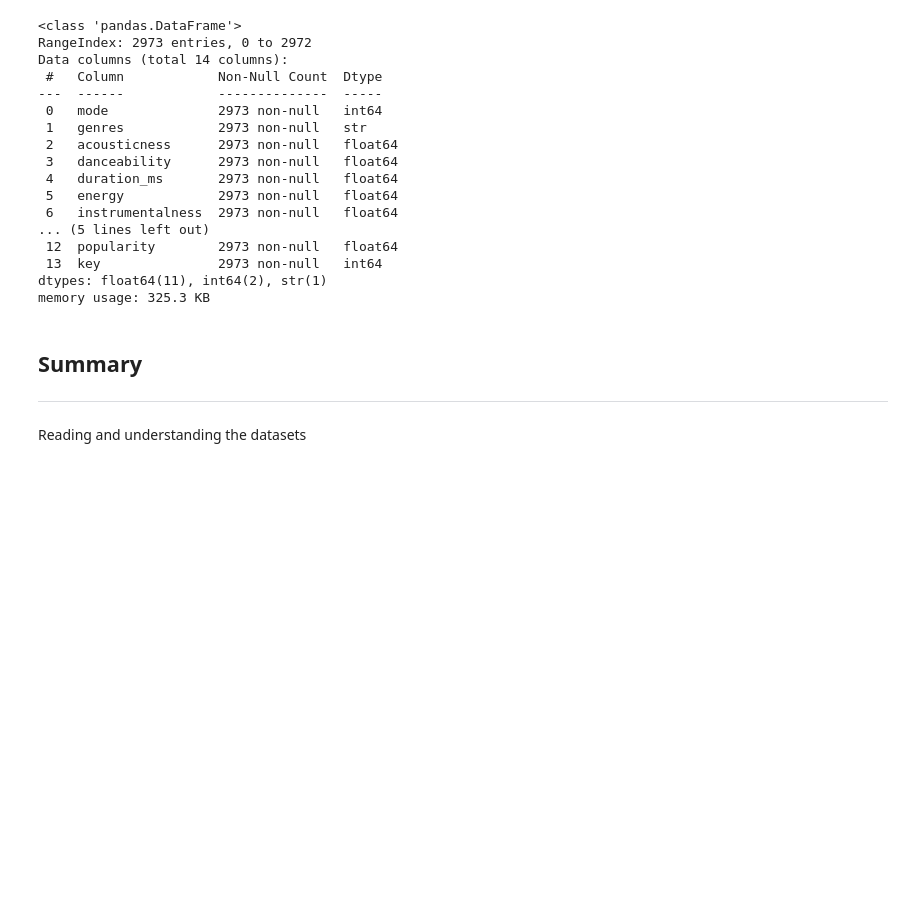
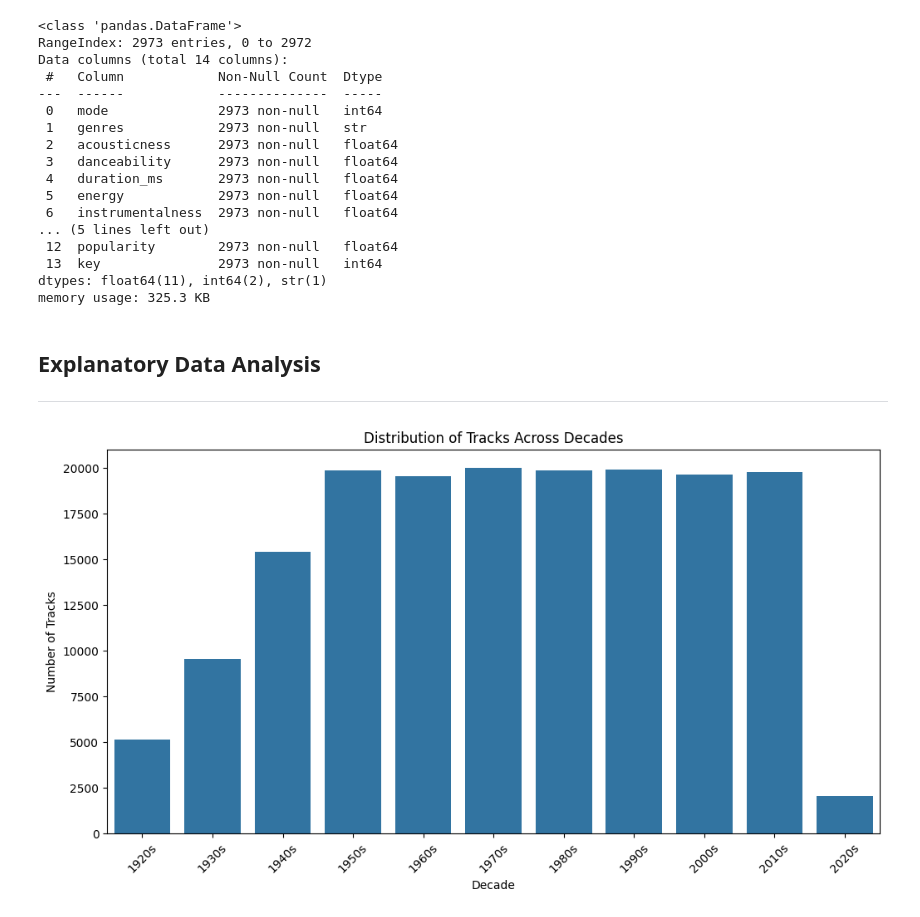
Before and after one commit to Owoko-prog/Spotify-Music-Recommendation-System, a Jupyter notebook: notebooks/analysis.ipynb, the cells around one changed output. Saved outputs shown, nothing was run; the diff lists cells and outputs as text; code cells hidden in the pictures; blank space fills up the shorter version.

Commit message:
EDA and Analysis of Spotify Dataset

```diff
--- a/notebooks/analysis.ipynb
+++ b/notebooks/analysis.ipynb
@@ -82,7 +88,21 @@ memory usage: 325.3 KB
 # %%
 # creating a decade column
 data['decade'] = data['year'].apply(lambda x: f"{(x//10)*10}s")
-# %% [markdown]
-## Summary
----
-Reading and understanding the datasets
+# %% [markdown]
+## Explanatory Data Analysis
+---
+# %%
+#Countplot of Tracks across Decades
+plt.figure(figsize=(12,6))
+
+sns.countplot(x=data['decade'], order=sorted(data['decade'].unique()))
+
+plt.title('Distribution of Tracks Across Decades')
+plt.xlabel('Decade')
+plt.ylabel('Number of Tracks')
+
+plt.xticks(rotation=45)
+
+plt.show()
+# %% [output]
+[figure, added]
```
Also changed, not shown: parts of 15 cells of this notebook.
